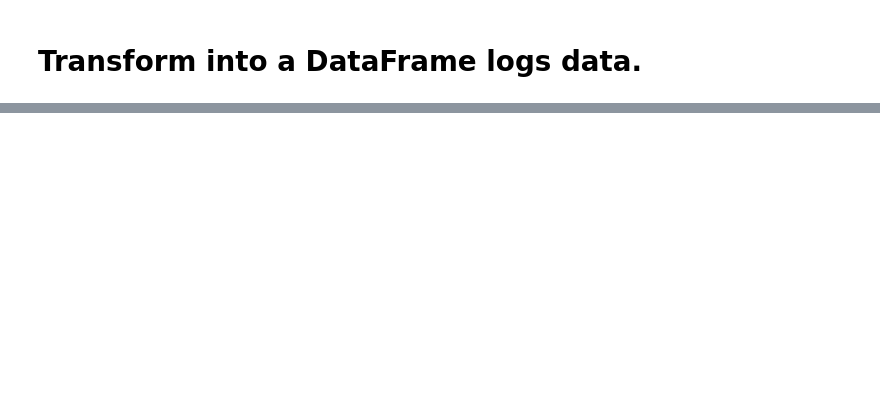
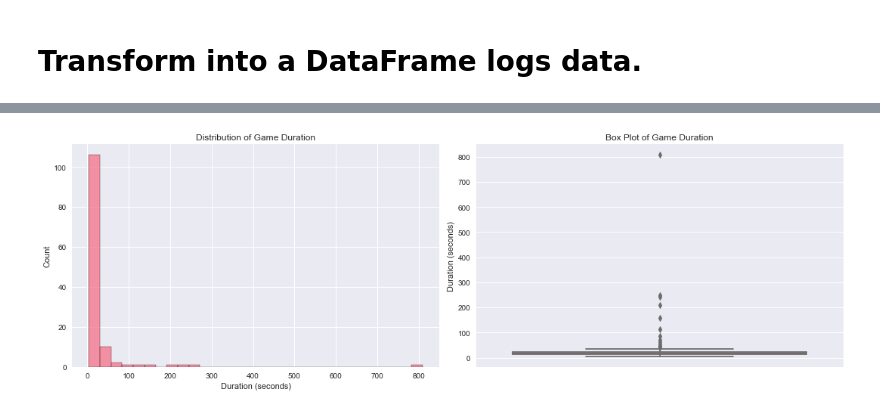
Before and after one commit to gguiomar/cog-schema, a Jupyter notebook: dataset/DataExplorer.ipynb, the cells around one changed output, grey strips where cells are left out. Saved outputs shown, nothing was run; the diff lists cells and outputs as text; code cells hidden in the pictures; blank space fills up the shorter version.

Commit message:
Added visualisation of game duration with and without outlier removed via z-score (3 std).

```diff
--- a/dataset/DataExplorer.ipynb
+++ b/dataset/DataExplorer.ipynb
@@ -139,0 +142,82 @@ Games DataFrame:
+# %%
+import matplotlib.pyplot as plt
+import seaborn as sns
+
+
+
+from scipy.stats import zscore
+
+def filter_outliers_zscore(df, column, threshold=3.0):
+    """
+    Filters out rows in a DataFrame where the absolute Z-score of the given column exceeds the threshold.
+
+    Returns:
+        - A DataFrame with outliers removed
+        - A DataFrame of just the outliers
+    """
+    df_clean = df[df[column].notnull()].copy()
+    df_clean["z_score"] = zscore(df_clean[column])
+
+    outliers = df_clean[abs(df_clean["z_score"]) > threshold]
+    filtered_df = df_clean[abs(df_clean["z_score"]) <= threshold].drop(columns="z_score")
+
+    print(f"Z-score filter applied: removed {len(outliers)} outliers from '{column}' (|Z| > {threshold})")
+    return filtered_df, outliers
+
+
+# Set style for better visualization
+plt.style.use('seaborn')
+sns.set_palette("husl")
+
+# Create a figure with two subplots
+fig, (ax1, ax2) = plt.subplots(1, 2, figsize=(15, 5))
+
+# Histogram
+sns.histplot(data=games_df, x="total_duration", bins=30, ax=ax1)
+ax1.set_title("Distribution of Game Duration")
+ax1.set_xlabel("Duration (seconds)")
+ax1.set_ylabel("Count")
+
+# Box plot
+sns.boxplot(data=games_df, y="total_duration", ax=ax2)
+ax2.set_title("Box Plot of Game Duration")
+ax2.set_ylabel("Duration (seconds)")
+
+plt.tight_layout()
+plt.show()
+
+# Print some basic statistics
+print("\nDuration Statistics:")
+print(f"Mean duration: {games_df['total_duration'].mean():.2f} seconds")
+print(f"Median duration: {games_df['total_duration'].median():.2f} seconds")
+print(f"Min duration: {games_df['total_duration'].min():.2f} seconds")
+print(f"Max duration: {games_df['total_duration'].max():.2f} seconds")
+print(f"Standard deviation: {games_df['total_duration'].std():.2f} seconds")
+
+
+
+filtered_games_df, duration_outliers = filter_outliers_zscore(games_df, "total_duration", threshold=3.0)
+
+ig, (ax1, ax2) = plt.subplots(1, 2, figsize=(15, 5))
+
+sns.histplot(data=filtered_games_df, x="total_duration", bins=30, ax=ax1)
+ax1.set_title("Distribution of Game Duration (Z-Score Filtered)")
+ax1.set_xlabel("Duration (seconds)")
+ax1.set_ylabel("Count")
+
+sns.boxplot(data=filtered_games_df, y="total_duration", ax=ax2)
+ax2.set_title("Box Plot of Game Duration (Z-Score Filtered)")
+ax2.set_ylabel("Duration (seconds)")
+
+plt.tight_layout()
+plt.show()
+
+# Print descriptive stats
+print("\nFiltered Duration Statistics (Z-Score):")
+print(f"Mean duration: {filtered_games_df['total_duration'].mean():.2f} seconds")
+print(f"Median duration: {filtered_games_df['total_duration'].median():.2f} seconds")
+print(f"Min duration: {filtered_games_df['total_duration'].min():.2f} seconds")
+print(f"Max duration: {filtered_games_df['total_duration'].max():.2f} seconds")
+print(f"Standard deviation: {filtered_games_df['total_duration'].std():.2f} seconds")
+# %% [output]
+[figure, added]
```
Also changed, not shown: parts of 3 cells of this notebook.
